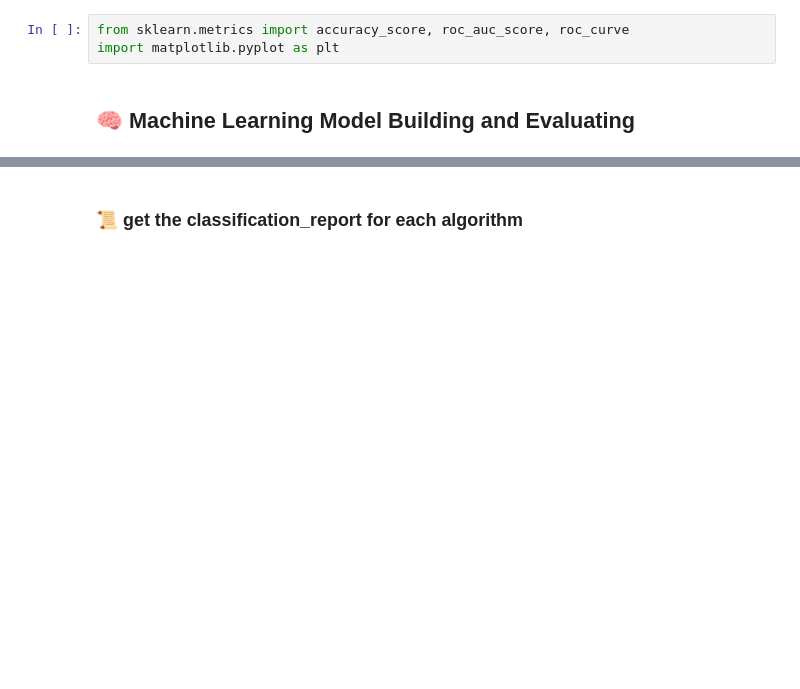
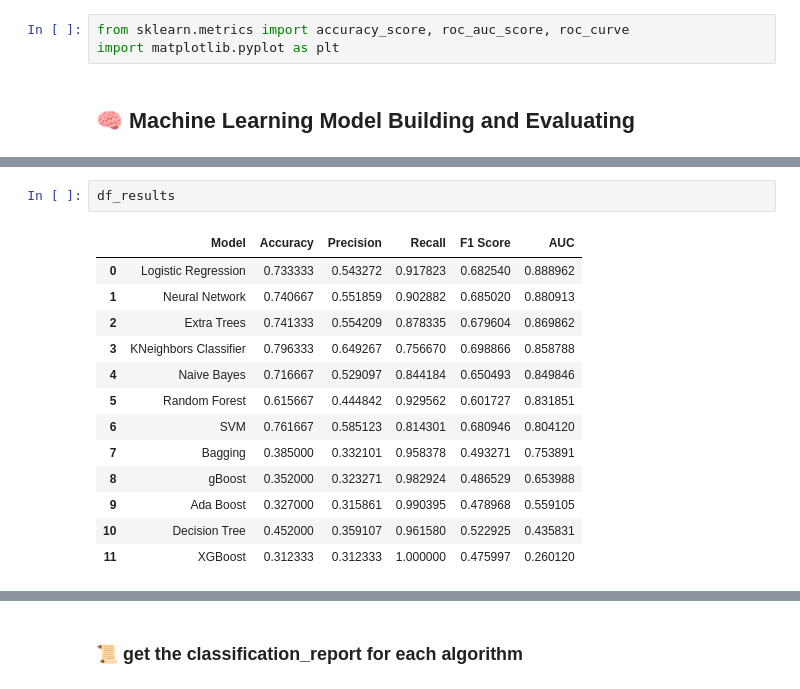
Before and after one commit to bashar0101/car_insurance_predication, a Jupyter notebook: project.ipynb, the cells around one changed output, grey strips where cells are left out. Drawn from its saved outputs; the diff is of its cells as text; blank space fills up the shorter version.

```diff
--- a/project.ipynb
+++ b/project.ipynb
@@ -819,0 +917,16 @@ for model, acc, auc in results_sorted:
+# %%
+df_results
+# %% [output]
+|  | Model | Accuracy | Precision | Recall | F1 Score | AUC |
+| 0 | Logistic Regression | 0.733333 | 0.543272 | 0.917823 | 0.682540 | 0.888962 |
+| 1 | Neural Network | 0.740667 | 0.551859 | 0.902882 | 0.685020 | 0.880913 |
+| 2 | Extra Trees | 0.741333 | 0.554209 | 0.878335 | 0.679604 | 0.869862 |
+| 3 | KNeighbors Classifier | 0.796333 | 0.649267 | 0.756670 | 0.698866 | 0.858788 |
+| 4 | Naive Bayes | 0.716667 | 0.529097 | 0.844184 | 0.650493 | 0.849846 |
+| 5 | Random Forest | 0.615667 | 0.444842 | 0.929562 | 0.601727 | 0.831851 |
+| 6 | SVM | 0.761667 | 0.585123 | 0.814301 | 0.680946 | 0.804120 |
+| 7 | Bagging | 0.385000 | 0.332101 | 0.958378 | 0.493271 | 0.753891 |
+| 8 | gBoost | 0.352000 | 0.323271 | 0.982924 | 0.486529 | 0.653988 |
+| 9 | Ada Boost | 0.327000 | 0.315861 | 0.990395 | 0.478968 | 0.559105 |
+| 10 | Decision Tree | 0.452000 | 0.359107 | 0.961580 | 0.522925 | 0.435831 |
+| 11 | XGBoost | 0.312333 | 0.312333 | 1.000000 | 0.475997 | 0.260120 |
```
Also changed, not shown: parts of 17 cells of this notebook.
